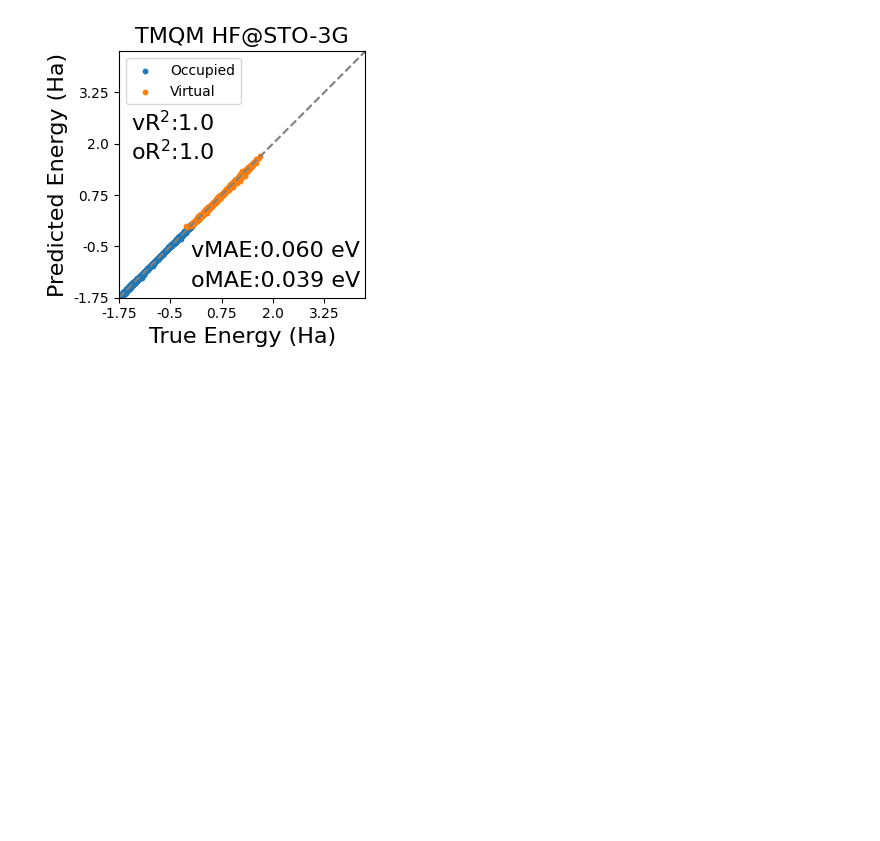
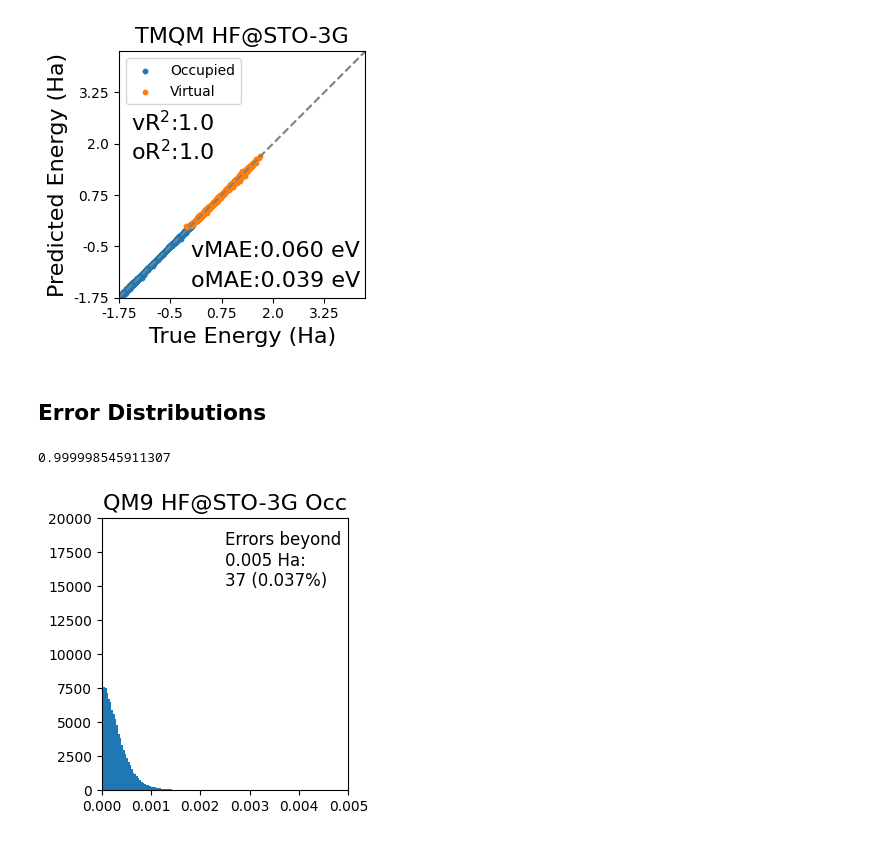
Before and after one commit to GagliardiGroup/CEONet, a Jupyter notebook: notebooks/figures.ipynb, the cells around one changed output. Drawn from its saved outputs; the diff is of its cells as text; code cells hidden in the pictures; blank space fills up the shorter version.

Commit message:
adding data

```diff
--- a/notebooks/figures.ipynb
+++ b/notebooks/figures.ipynb
@@ -44,12 +44,16 @@ class DataPlot:
             occ_r2 = np.round(scipy.stats.pearsonr(self.occ_true,self.occ_pred)[0]**2,2)
             plt.text(0,-1.5,f"oMAE:{occ_mae:.3f} eV",fontsize=fs,**djvfont)
             print("Occ MAE (mHa):",1000*occ_mae/hartree_to_ev)
+            print("Len occ:",len(self.occ_true))
+            print("Occ R2:",occ_r2)
         if self.virt_true is not None:
             plt.scatter(self.virt_true,self.virt_pred,label="Virtual",s=point_size)
-            virt_mae = np.round(np.abs(self.virt_pred - self.virt_true).mean()*hartree_to_ev,2)
+            virt_mae = np.round(np.abs(self.virt_pred - self.virt_true).mean()*hartree_to_ev,3)
             virt_r2 = np.round(scipy.stats.pearsonr(self.virt_true,self.virt_pred)[0]**2,2)
             plt.text(0,-0.75,f"vMAE:{virt_mae:.3f} eV",fontsize=fs,**djvfont)
             print("Virt MAE (mHa):",1000*virt_mae/hartree_to_ev)
+            print("Len virt:",len(self.virt_true))
+            print("Virt R2:",virt_r2)
 
         print(self.tot_true.max(),self.tot_true.min())
         print(self.tot_pred.max(),self.tot_pred.min())
@@ -99,3 +111,37 @@ Virt MAE (mHa): 2.2049582160418058
 1.6867479 -1.7496686
 1.693202 -1.7504189
 [figure]
+# %% [markdown]
+## Error Distributions
+# %%
+title_trans = {
+    "sto3g":"QM9 HF@STO-3G",
+    "qh9":"QM9 B3LYP@Def2SVP",
+    "tm":"TMQM HF@STO-3G",
+}
+
+def hist_plot(s,occ=True,xlim=0.005):
+    obj = DataPlot(s)
+    if occ:
+        kind = "Occ"
+        arr = np.abs(obj.occ_pred - obj.occ_true)
+        print(scipy.stats.pearsonr(obj.occ_true,obj.occ_pred)[0])
+    else:
+        kind = "Virt"
+        arr = np.abs(obj.virt_pred - obj.virt_true)
+        print(scipy.stats.pearsonr(obj.virt_true,obj.virt_pred)[0])
+    plt.hist(arr,bins=1000);
+    plt.xlim(0,xlim)
+    num = (arr > xlim).sum()
+    pct = np.round(num/len(arr)*100,3)
+    t = title_trans[s]
+    plt.title(f"{t} {kind}",fontsize=16)
+    plt.ylim(0,20000)
+    plt.text(xlim/2,15000,f"Errors beyond\n{xlim} Ha:\n{num} ({pct}%)",fontsize=12)
+    plt.tight_layout()
+
+hist_plot("sto3g",occ=True)
+plt.savefig("figures/sto3g_occ_hist.png",dpi=500)
+# %% [output]
+0.999998545911307
+[figure, added]
```
Also changed, not shown: parts of 7 cells of this notebook, 13 other files.
